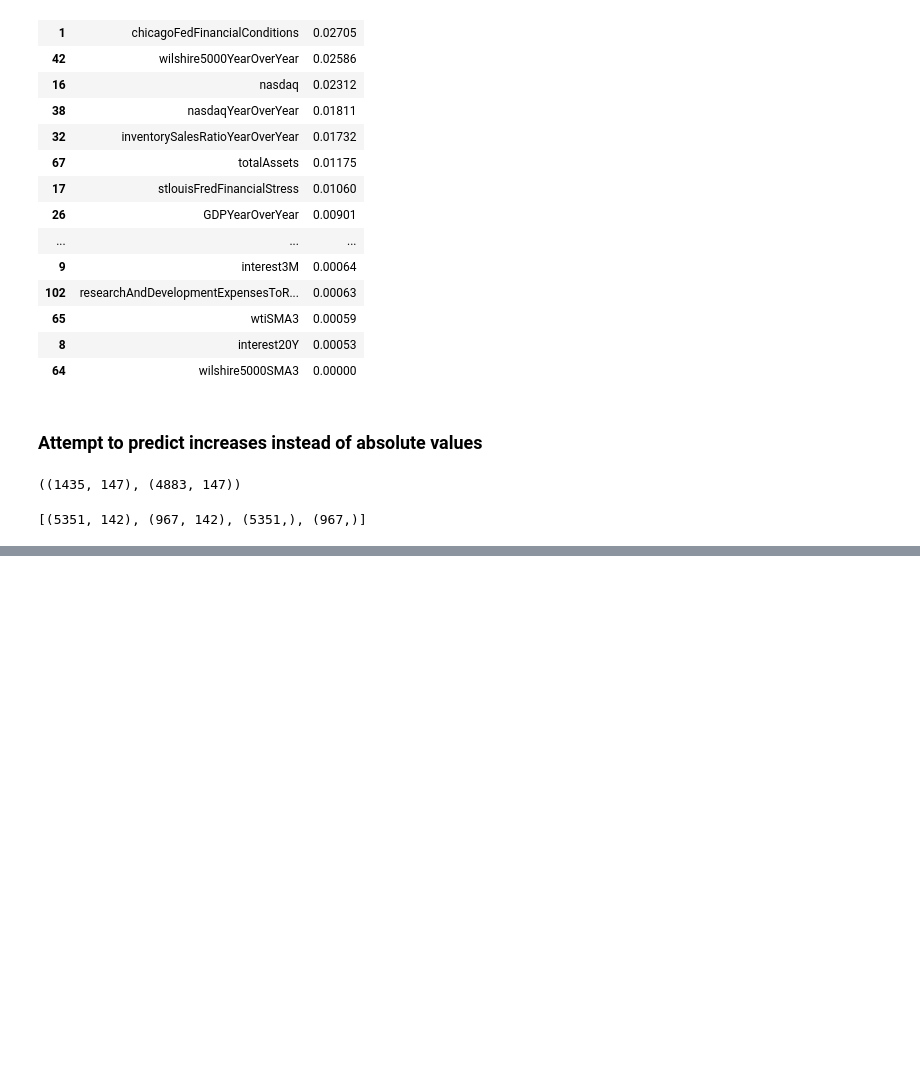
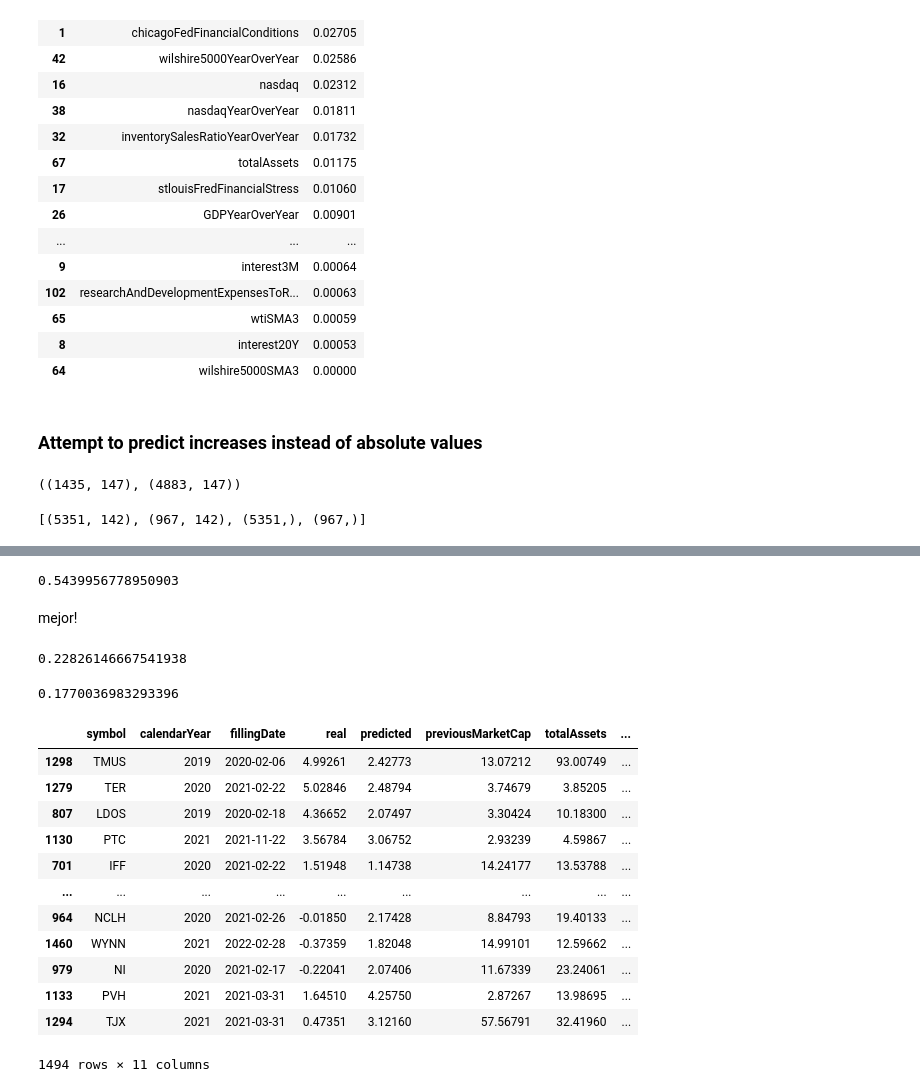
Before and after one commit to FranciscoPala/SP500_constituents_market_cap_estimator, a Jupyter notebook: src/notebooks/model_selection.ipynb, the cells around one changed output, grey strips where cells are left out. Saved outputs shown, nothing was run; the diff lists cells and outputs as text; code cells hidden in the pictures; blank space fills up the shorter version.

```diff
--- a/src/notebooks/model_selection.ipynb
+++ b/src/notebooks/model_selection.ipynb
@@ -732,6 +728,39 @@ rmse test:  35.07093935072346
+# %%
+r2_score(y_true=target_train, y_pred=preds_train)
+# %% [output]
+0.5439956778950903
+# %% [markdown]
+mejor!
 # %%
 future_data = pd.read_csv('../data/processed/future.csv')
 future_features = future_data.drop(columns=['symbol', 'calendarYear', 'fillingDate', 'target', 'targetYoY'])
 future_target = future_data.targetYoY
 preds = pipe.predict(future_features)
-mse = mean_squared_error(y_true=future_target, y_pred=preds)
+mean_absolute_error(y_true=future_target, y_pred=preds)
+# %% [output]
+0.22826146667541938
+# %%
+r2_score(y_true=future_target, y_pred=preds)
+# %% [output]
+0.1770036983293396
+# %%
+predictions = pd.DataFrame(zip(np.exp(preds), future_target), columns=['predicted', 'real'], index=future_features.index)
+df_predictions = pd.concat([future_data.loc[future_features.index,:], predictions], axis=1)
+context = ['symbol','calendarYear','fillingDate','real', 'predicted','previousMarketCap', 'totalAssets', 'retainedEarningsToAssets', 'netDebt', 'target']
+df_predictions = df_predictions.sort_values(by = ['symbol', 'calendarYear']).loc[:,context]
+df_predictions['error'] = (df_predictions.predicted - df_predictions.real)
+df_predictions.sort_values(by='error')
+# %% [output]
+|  | symbol | calendarYear | fillingDate | real | predicted | previousMarketCap | totalAssets | ... |
+| 1298 | TMUS | 2019 | 2020-02-06 | 4.99261 | 2.42773 | 13.07212 | 93.00749 | ... |
+| 1279 | TER | 2020 | 2021-02-22 | 5.02846 | 2.48794 | 3.74679 | 3.85205 | ... |
+| 807 | LDOS | 2019 | 2020-02-18 | 4.36652 | 2.07497 | 3.30424 | 10.18300 | ... |
+| 1130 | PTC | 2021 | 2021-11-22 | 3.56784 | 3.06752 | 2.93239 | 4.59867 | ... |
+| 701 | IFF | 2020 | 2021-02-22 | 1.51948 | 1.14738 | 14.24177 | 13.53788 | ... |
+| ... | ... | ... | ... | ... | ... | ... | ... | ... |
+| 964 | NCLH | 2020 | 2021-02-26 | -0.01850 | 2.17428 | 8.84793 | 19.40133 | ... |
+| 1460 | WYNN | 2021 | 2022-02-28 | -0.37359 | 1.82048 | 14.99101 | 12.59662 | ... |
+| 979 | NI | 2020 | 2021-02-17 | -0.22041 | 2.07406 | 11.67339 | 23.24061 | ... |
+| 1133 | PVH | 2021 | 2021-03-31 | 1.64510 | 4.25750 | 2.87267 | 13.98695 | ... |
+| 1294 | TJX | 2021 | 2021-03-31 | 0.47351 | 3.12160 | 57.56791 | 32.41960 | ... |
+1494 rows × 11 columns
```
Also changed, not shown: parts of 13 cells of this notebook, 1 other file.
